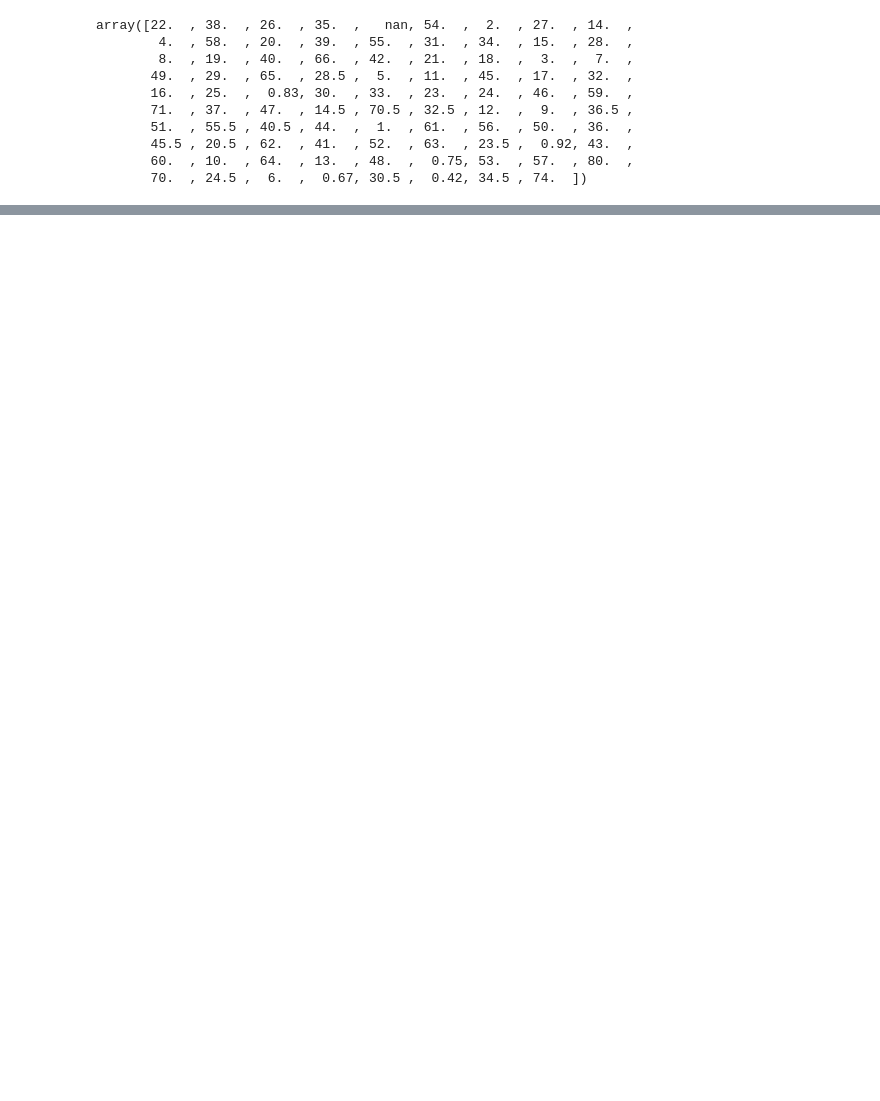
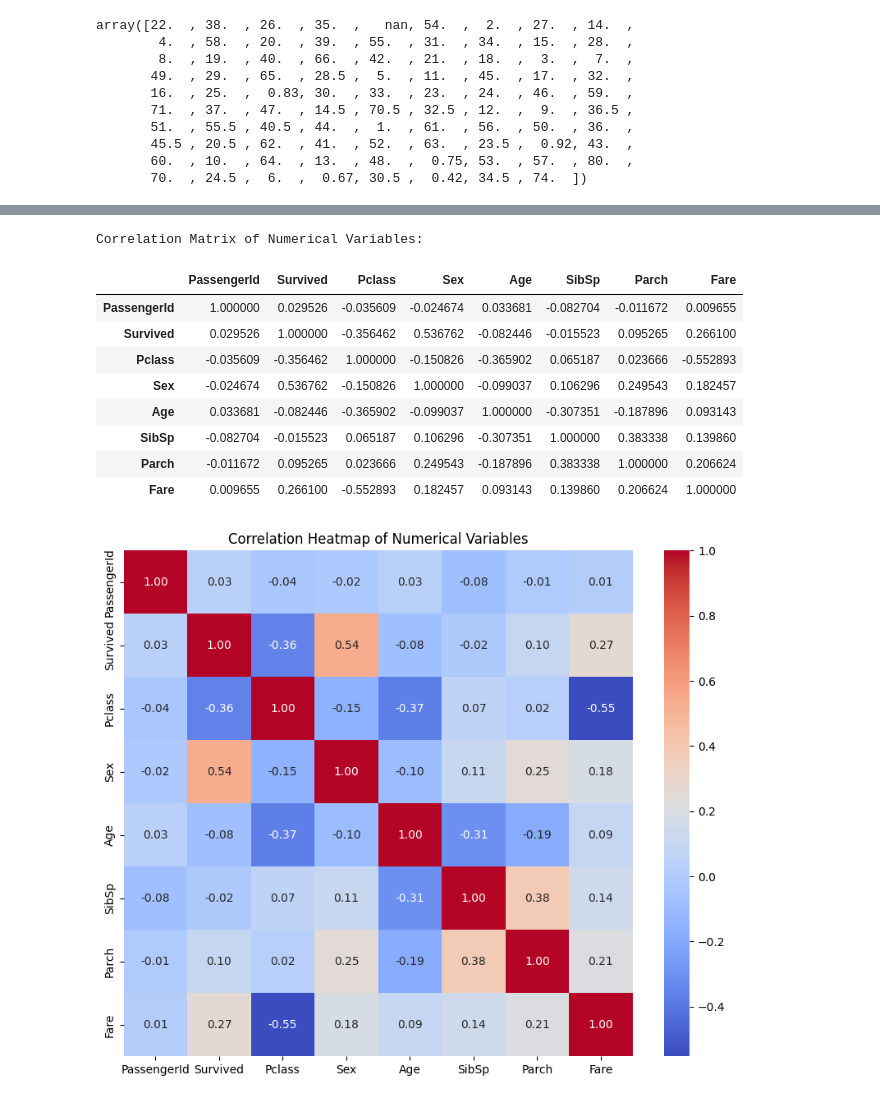
Before and after one commit to sbkvan/Titanic---Machine-Learning-from-Disaster, a Jupyter notebook: Titanic_Machine_Learning_from_Disaster.ipynb, the cells around one changed output, grey strips where cells are left out. Saved outputs shown, nothing was run; the diff lists cells and outputs as text; code cells hidden in the pictures; blank space fills up the shorter version.

```diff
--- a/Titanic_Machine_Learning_from_Disaster.ipynb
+++ b/Titanic_Machine_Learning_from_Disaster.ipynb
@@ -222,0 +229,10 @@ array([22.  , 38.  , 26.  , 35.  ,   nan, 54.  ,  2.  , 27.  , 14.  ,
+# %%
+# Drop 'Cabin' column if it exists
+if 'Cabin' in train_df.columns:
+    train_df.drop('Cabin', axis=1, inplace=True)
+
+# Drop 'Name' column
+train_df.drop('Name', axis=1, inplace=True)
+
+print("Columns remaining in train_df after dropping 'Cabin' and 'Name':")
+display(train_df.columns)
@@ -222,0 +259,7 @@ array([22.  , 38.  , 26.  , 35.  ,   nan, 54.  ,  2.  , 27.  , 14.  ,
+# %%
+# Drop rows with missing values in 'Age' and 'Embarked'
+train_df.dropna(subset=['Age', 'Embarked'], inplace=True)
+
+# Display the count of missing values to confirm
+print("Missing values in train_df after dropping rows with NaNs in Age and Embarked:")
+display(train_df.isnull().sum())
@@ -222,0 +311,30 @@ array([22.  , 38.  , 26.  , 35.  ,   nan, 54.  ,  2.  , 27.  , 14.  ,
+# %%
+import seaborn as sns
+import matplotlib.pyplot as plt
+
+# Calculate the correlation matrix for numerical columns
+# Select only numeric types for correlation calculation
+numeric_train_df = train_df.select_dtypes(include=['number'])
+correlation_matrix = numeric_train_df.corr()
+
+# Display the correlation matrix
+print("Correlation Matrix of Numerical Variables:")
+display(correlation_matrix)
+
+# Visualize the correlation matrix using a heatmap
+plt.figure(figsize=(10, 8))
+sns.heatmap(correlation_matrix, annot=True, cmap='coolwarm', fmt=".2f")
+plt.title('Correlation Heatmap of Numerical Variables')
+plt.show()
+# %% [output]
+Correlation Matrix of Numerical Variables:
+|  | PassengerId | Survived | Pclass | Sex | Age | SibSp | Parch | Fare |
+| PassengerId | 1.000000 | 0.029526 | -0.035609 | -0.024674 | 0.033681 | -0.082704 | -0.011672 | 0.009655 |
+| Survived | 0.029526 | 1.000000 | -0.356462 | 0.536762 | -0.082446 | -0.015523 | 0.095265 | 0.266100 |
+| Pclass | -0.035609 | -0.356462 | 1.000000 | -0.150826 | -0.365902 | 0.065187 | 0.023666 | -0.552893 |
+| Sex | -0.024674 | 0.536762 | -0.150826 | 1.000000 | -0.099037 | 0.106296 | 0.249543 | 0.182457 |
+| Age | 0.033681 | -0.082446 | -0.365902 | -0.099037 | 1.000000 | -0.307351 | -0.187896 | 0.093143 |
+| SibSp | -0.082704 | -0.015523 | 0.065187 | 0.106296 | -0.307351 | 1.000000 | 0.383338 | 0.139860 |
+| Parch | -0.011672 | 0.095265 | 0.023666 | 0.249543 | -0.187896 | 0.383338 | 1.000000 | 0.206624 |
+| Fare | 0.009655 | 0.266100 | -0.552893 | 0.182457 | 0.093143 | 0.139860 | 0.206624 | 1.000000 |
+[figure, added]
```
Also changed, not shown: parts of 37 cells of this notebook.
